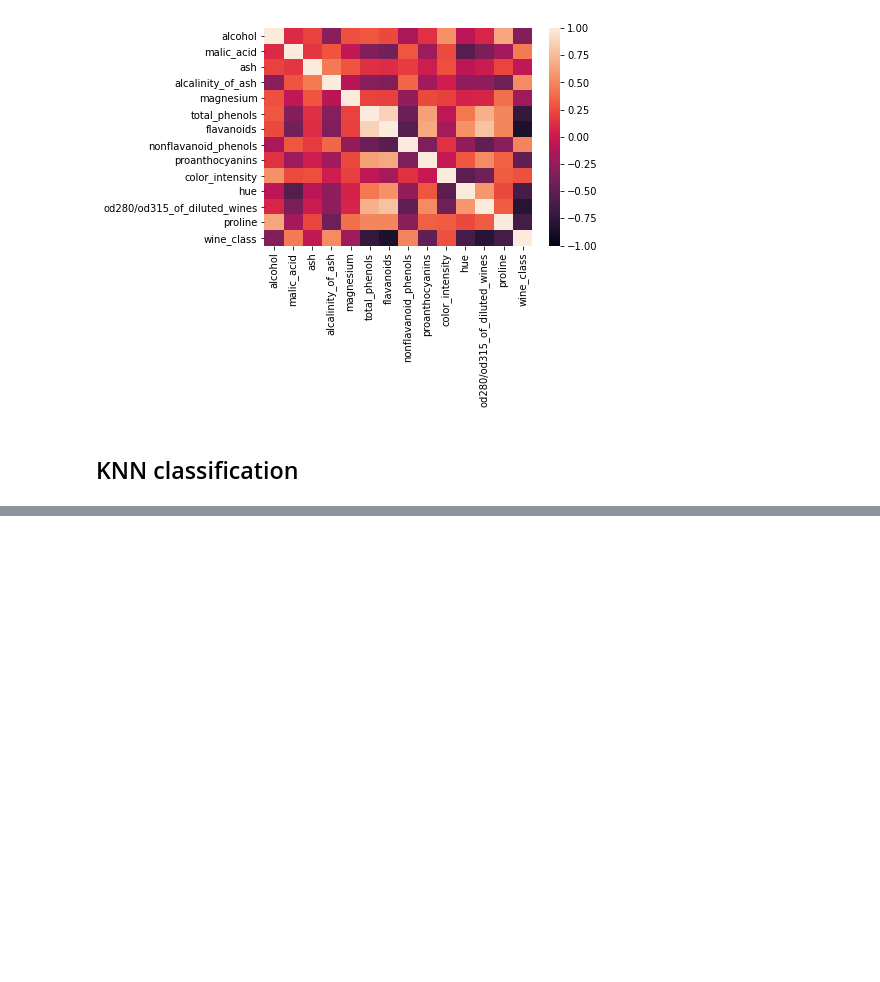
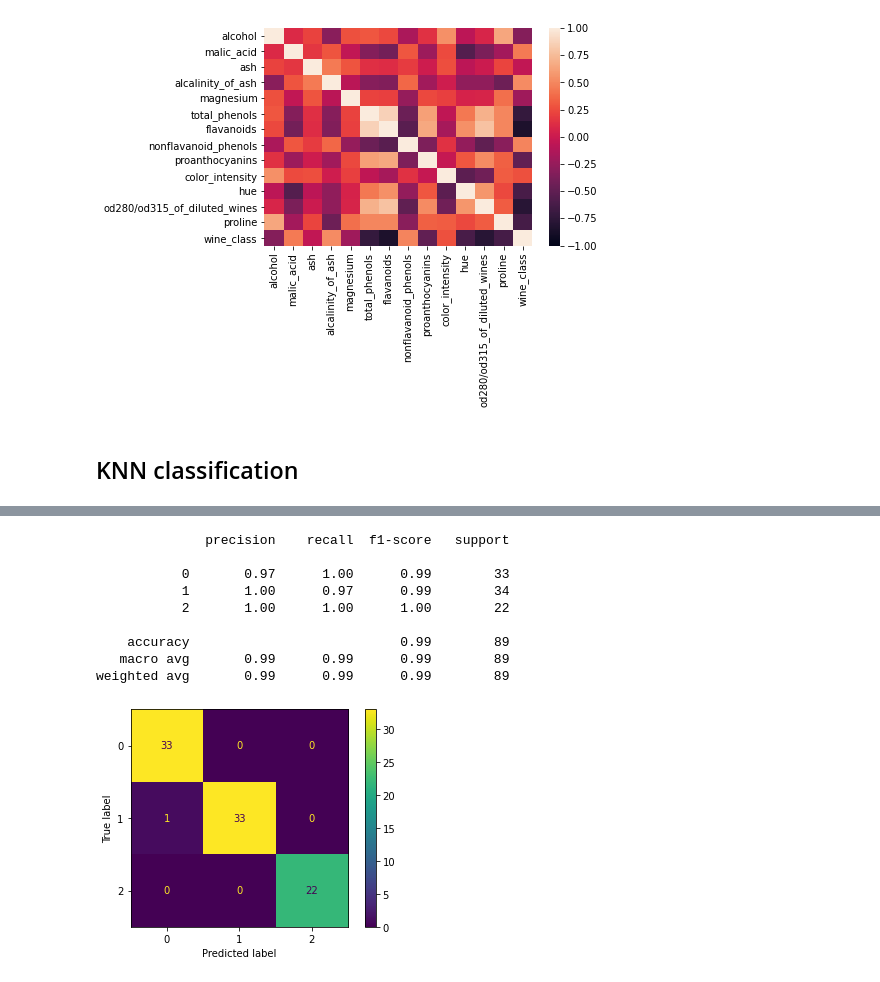
Before and after one commit to kokchun/Maskininlarning-AI21, a Jupyter notebook: Lectures/Code-along/L6-KNN.ipynb, the cells around one changed output, grey strips where cells are left out. Saved outputs shown, nothing was run; the diff lists cells and outputs as text; code cells hidden in the pictures; blank space fills up the shorter version.

```diff
--- a/Lectures/Code-along/L6-KNN.ipynb
+++ b/Lectures/Code-along/L6-KNN.ipynb
@@ -105,0 +126,19 @@ ConfusionMatrixDisplay(cm).plot()
+# %%
+model_KNN = KNeighborsClassifier(n_neighbors = 11)
+model_KNN.fit(scaled_X_train, y_train)
+y_pred = model_KNN.predict(scaled_X_test)
+
+cm = confusion_matrix(y_test, y_pred)
+ConfusionMatrixDisplay(cm).plot()
+print(classification_report(y_test, y_pred))
+# %% [output]
+              precision    recall  f1-score   support
+
+           0       0.97      1.00      0.99        33
+           1       1.00      0.97      0.99        34
+           2       1.00      1.00      1.00        22
+
+    accuracy                           0.99        89
+   macro avg       0.99      0.99      0.99        89
+weighted avg       0.99      0.99      0.99        89
+[figure, added]
```
Also changed, not shown: parts of 4 cells of this notebook.
